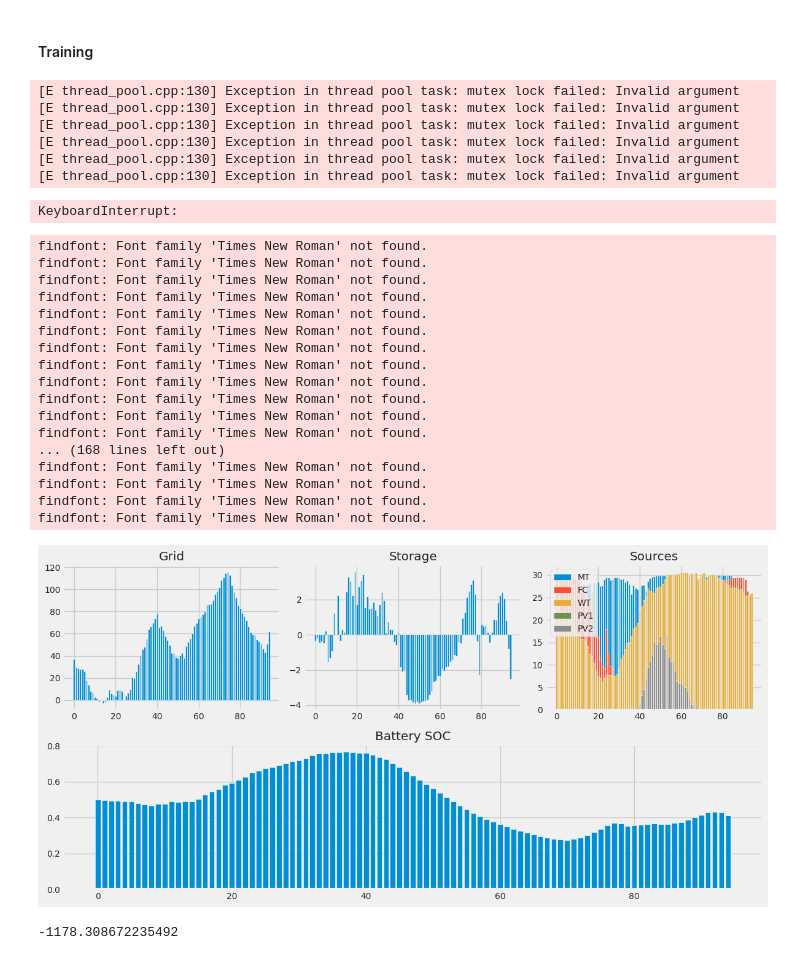
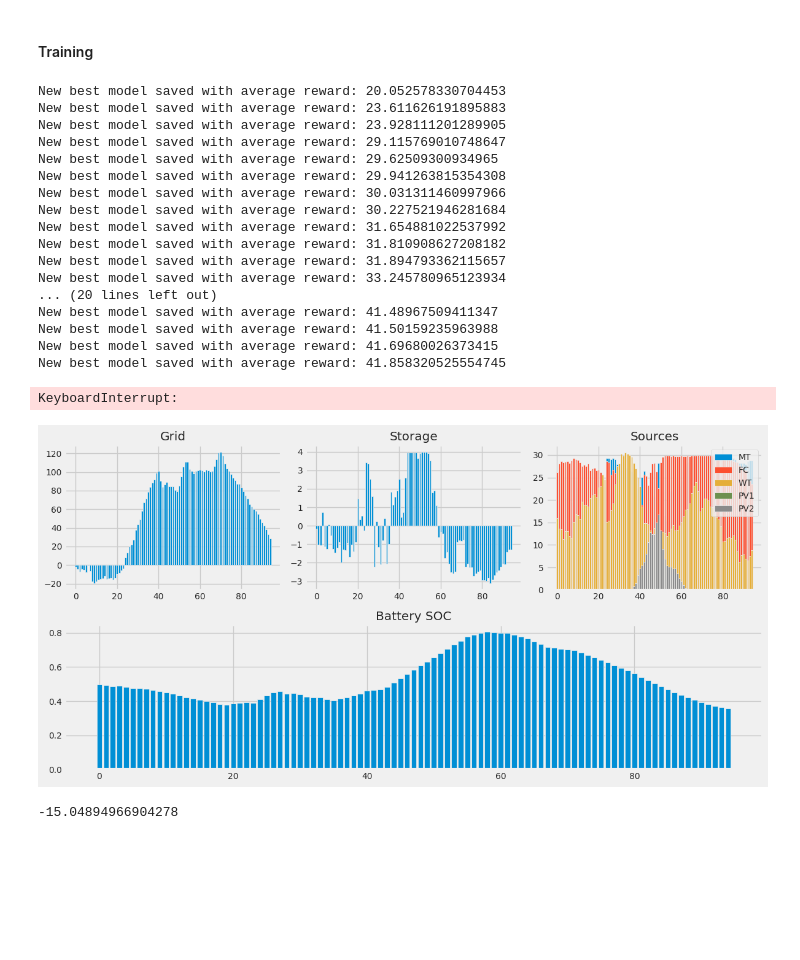
Before and after one commit to arbit3rr/ES-Temporal-RL, a Jupyter notebook: 6. Attention RL.ipynb, the cells around one changed output. Cells and saved outputs as stored; diff of their text form; code cells hidden in the pictures; blank space fills up the shorter version.

```diff
--- a/6. Attention RL.ipynb
+++ b/6. Attention RL.ipynb
@@ -652,12 +652,14 @@ import torch.nn as nn
 class AttentionBlock(nn.Module):
     def __init__(self, input_dim):
         super(AttentionBlock, self).__init__()
-        self.attention = nn.MultiheadAttention(embed_dim=input_dim, num_heads=input_dim, batch_first=True)
+        self.attention = nn.MultiheadAttention(embed_dim=input_dim, num_heads=1, batch_first=True)
         self.fc = nn.Linear(input_dim, 1)
+        self.tanh = nn.Tanh()
 
     def forward(self, x):
         attn_output, _ = self.attention(x, x, x)
         output = self.fc(attn_output)
+        output = self.tanh(output)
         return output
 
 # Example usage
@@ -801,7 +803,7 @@ from utils.logger import TensorboardWriter
 
 device = "cuda" if torch.cuda.is_available() else "cpu"
 
-class TemporalSACAgent:
+class AttentionSACAgent:
     def __init__(self, state_size, action_size, action_range, hidden_dim=[128],
                  alpha=0.1, gamma=0.99, lr=3e-4, tau=0.005, buffer_size=1e5, batch_size=256):
         self.state_size = state_size
@@ -819,15 +821,15 @@ class TemporalSACAgent:
         self.alpha_optimizer = optim.Adam([self.log_alpha], lr=self.lr)
 
         # Actor (policy)
-        self.actor = GaussianPolicyNetwork(state_size, action_size, hidden_dim, lstm_input_dim, lstm_hidden_dim).to(device)
+        self.actor = GaussianPolicyNetwork(state_size, action_size, hidden_dim, attention_input_dim, attention_hidden_dim).to(device)
 
         # Critics
-        self.QNet1 = QNetwork(state_size, action_size, hidden_dim, lstm_input_dim, lstm_hidden_dim).to(device)
-        self.target_QNet1 = QNetwork(state_size, action_size, hidden_dim, lstm_input_dim, lstm_hidden_dim).to(device)
+        self.QNet1 = QNetwork(state_size, action_size, hidden_dim, attention_input_dim, attention_hidden_dim).to(device)
+        self.target_QNet1 = QNetwork(state_size, action_size, hidden_dim, attention_input_dim, attention_hidden_dim).to(device)
         self.target_QNet1.load_state_dict(self.QNet1.state_dict())
 
-        self.QNet2 = QNetwork(state_size, action_size, hidden_dim, lstm_input_dim, lstm_hidden_dim).to(device)
-        self.target_QNet2 = QNetwork(state_size, action_size, hidden_dim, lstm_input_dim, lstm_hidden_dim).to(device)
+        self.QNet2 = QNetwork(state_size, action_size, hidden_dim, attention_input_dim, attention_hidden_dim).to(device)
+        self.target_QNet2 = QNetwork(state_size, action_size, hidden_dim, attention_input_dim, attention_hidden_dim).to(device)
         self.target_QNet2.load_state_dict(self.QNet2.state_dict())
 
         # Optimizers
@@ -836,7 +838,7 @@ class TemporalSACAgent:
         self.QNet2_optimizer = optim.Adam(self.QNet2.parameters(), lr=self.lr, weight_decay=1e-4)
 
         # Logging
-        self.writer = TensorboardWriter(log_dir="Logs/Temporal_SAC", comment="Temporal_SAC")
+        self.writer = TensorboardWriter(log_dir="Logs/Attention_SAC", comment="Attention_SAC")
         self.iter = 0
         self.best_avg_reward = -np.inf
 
@@ -931,7 +933,7 @@ class TemporalSACAgent:
             one_episode_return += score
         if one_episode_return/len(env.timeseries.test) > self.best_avg_reward:
             self.best_avg_reward = one_episode_return/len(env.timeseries.test)
-            torch.save(self.actor.state_dict(), "Logs/Temporal_SAC_best_actor.pth")
+            torch.save(self.actor.state_dict(), "Logs/Attention_SAC_best_actor.pth")
             print(f"New best model saved with average reward: {self.best_avg_reward}")
 
         return one_episode_return/len(env.timeseries.test)
@@ -969,12 +971,12 @@ class TemporalSACAgent:
             self.writer.log_scalar("Episode/Return", one_episode_return/len(env.timeseries.train), episode)
             self.writer.log_scalar("Episode/Length", length, episode)
             # store episode return
-            returns.append(score)
+            returns.append(one_episode_return/len(env.timeseries.train))
             # plot_return(returns, f'Soft Actor Critic (SAC) ({device})')
             # Evaluation
             if (episode + 1) % 1 == 0:
                 eval_return = self.evaluate(env)
-                self.writer.log_scalar("Episode/Eval_Return", eval_return, episode)
+                self.writer.log_scalar("Episode/Return_Eval", eval_return, episode)
         env.close()
         self.writer.close()
         return returns
@@ -981,29 +991,42 @@ class TemporalSACAgent:
 # %% [markdown]
 #### Training
 # %%
+torch.manual_seed(0)
+
 state_size = env.observation_space.shape[0]
 action_size = env.action_space.shape[0]
 action_max = env.action_space.high
 
 env = MicroGridTemporalEnv(grid_df, DG_coeffs)
-agent = TemporalSACAgent(state_size, action_size, action_range=[env.action_space.low, env.action_space.high], hidden_dim=[256,256], buffer_size=1e5)
+agent = AttentionSACAgent(state_size, action_size, action_range=[env.action_space.low, env.action_space.high], hidden_dim=[256,256], buffer_size=1e5)
 result = agent.train(env, episodes=100000)
 # %% [output]
-[E thread_pool.cpp:130] Exception in thread pool task: mutex lock failed: Invalid argument
-[E thread_pool.cpp:130] Exception in thread pool task: mutex lock failed: Invalid argument
-[E thread_pool.cpp:130] Exception in thread pool task: mutex lock failed: Invalid argument
-[E thread_pool.cpp:130] Exception in thread pool task: mutex lock failed: Invalid argument
-[E thread_pool.cpp:130] Exception in thread pool task: mutex lock failed: Invalid argument
-[E thread_pool.cpp:130] Exception in thread pool task: mutex lock failed: Invalid argument
+New best model saved with average reward: 20.052578330704453
+New best model saved with average reward: 23.611626191895883
+New best model saved with average reward: 23.928111201289905
+New best model saved with average reward: 29.115769010748647
+New best model saved with average reward: 29.62509300934965
+New best model saved with average reward: 29.941263815354308
+New best model saved with average reward: 30.031311460997966
+New best model saved with average reward: 30.227521946281684
+New best model saved with average reward: 31.654881022537992
+New best model saved with average reward: 31.810908627208182
+New best model saved with average reward: 31.894793362115657
+New best model saved with average reward: 33.245780965123934
+... (20 lines left out)
+New best model saved with average reward: 41.48967509411347
+New best model saved with average reward: 41.50159235963988
+New best model saved with average reward: 41.69680026373415
+New best model saved with average reward: 41.858320525554745
 KeyboardInterrupt:
 # %%
 import torch
 from utils.asset import map_to_range, np_to_torch, torch_to_np
 device = "cuda" if torch.cuda.is_available() else "cpu"
 
-# agent.actor.load_state_dict(torch.load("Logs/SAC_Q_best_actor.pth", weights_only=True))
+agent.actor.load_state_dict(torch.load("Logs/Attention_SAC_best_actor.pth", weights_only=True))
 
-state,_ = env.reset(test=True)
+state,_ = env.reset(test=True, day=1)
 
 grid_results = []
 rewards = []
@@ -1023,49 +1046,32 @@ while not done:
     action_log_prob = torch_to_np(action_log_prob_t)
     # map action to range
     mapped_action = map_to_range(action, agent.action_range)
     # take action
 
     next_state, reward, done, _, info = env.step(mapped_action)
 
     state = next_state
     rewards.append(reward)
 
 plt.figure(figsize=(12,6))
 plt.subplot(2,3,1)
 plt.bar(range(len(grid_results[:,0])), grid_results[:,0])
 plt.title('Grid')
 plt.subplot(2,3,2)
 plt.bar(range(len(grid_results[:,1])), grid_results[:,1])
 plt.title('Storage')
 plt.subplot(2,3,3)
 for i in range(grid_results[:,2:].shape[1]):
     plt.bar(range(len(grid_results)), grid_results[:,2+i], label=list(env.DG_coeffs.keys())[i])
 plt.legend()
 plt.title('Sources')
 plt.subplot(2,1,2)
 plt.bar(range(len(battery_results)), battery_results)
 plt.title('Battery SOC')
 plt.tight_layout()
 plt.show()
 
 print(sum(rewards))
 # %% [output]
+[figure, new version]
-findfont: Font family 'Times New Roman' not found.
-findfont: Font family 'Times New Roman' not found.
-findfont: Font family 'Times New Roman' not found.
-findfont: Font family 'Times New Roman' not found.
-findfont: Font family 'Times New Roman' not found.
-findfont: Font family 'Times New Roman' not found.
-findfont: Font family 'Times New Roman' not found.
-findfont: Font family 'Times New Roman' not found.
-findfont: Font family 'Times New Roman' not found.
-findfont: Font family 'Times New Roman' not found.
-findfont: Font family 'Times New Roman' not found.
-findfont: Font family 'Times New Roman' not found.
-... (168 lines left out)
-findfont: Font family 'Times New Roman' not found.
-findfont: Font family 'Times New Roman' not found.
-findfont: Font family 'Times New Roman' not found.
-findfont: Font family 'Times New Roman' not found.
+-15.04894966904278
-[figure, old version]
--1178.308672235492
```
Also changed, not shown: parts of 8 cells of this notebook, 4 other files.
